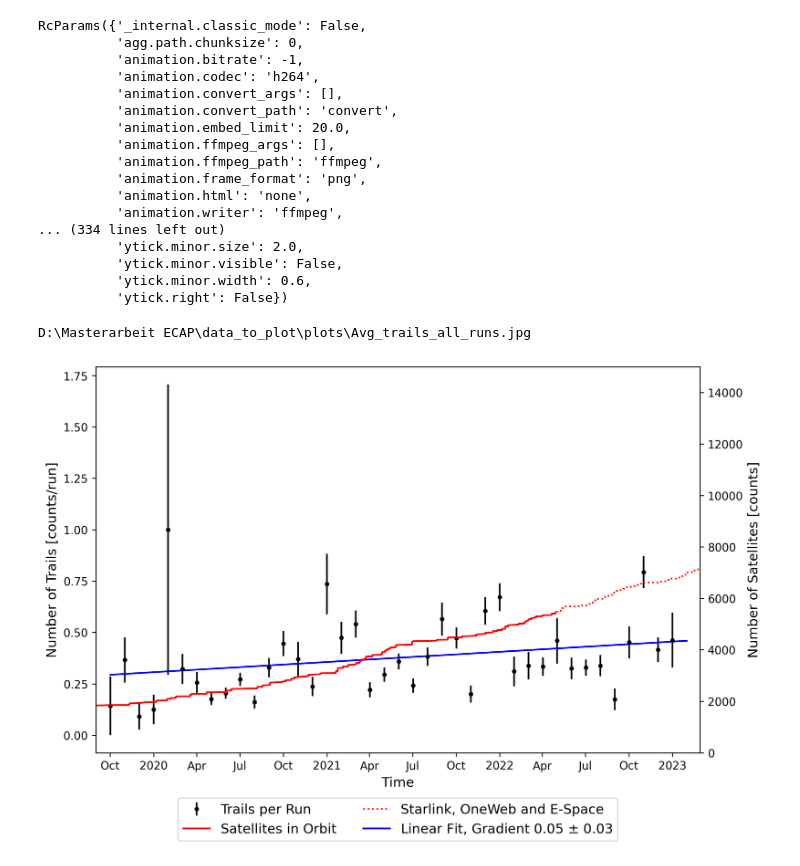
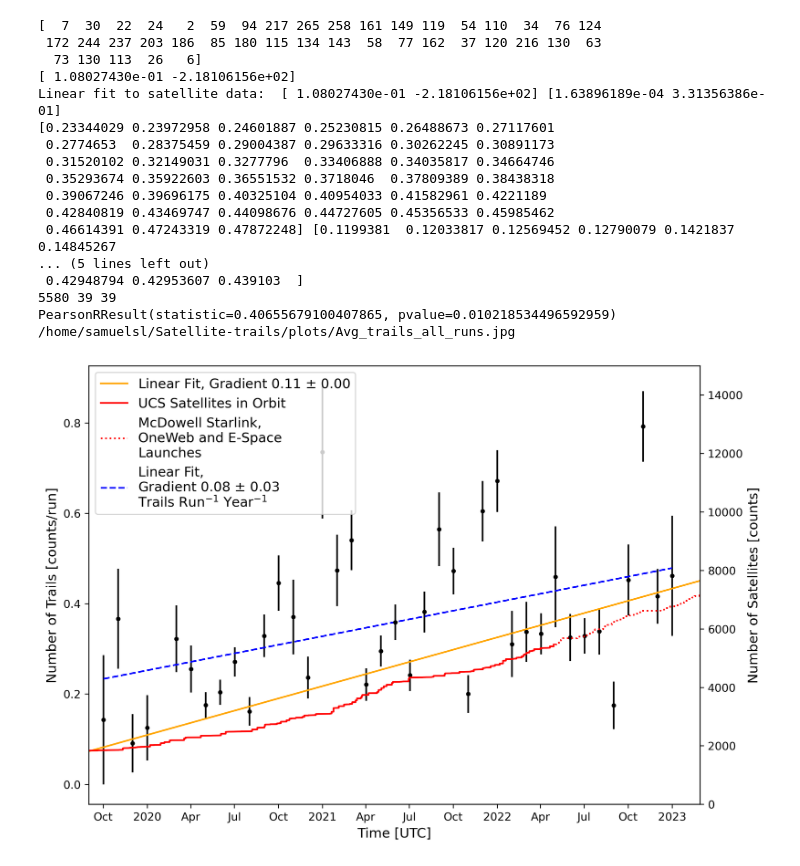
Before and after one commit to Tho-Lang/Satellite-trails, a Jupyter notebook: plot_avg_trail_all_runs.ipynb, the cells around one changed output. Saved outputs shown, nothing was run; the diff lists cells and outputs as text; code cells hidden in the pictures.

```diff
--- a/plot_avg_trail_all_runs.ipynb
+++ b/plot_avg_trail_all_runs.ipynb
@@ -123,23 +132,3 @@ figure_size = (6,3)
-# %%
-plt.rcParams
-# %% [output]
-RcParams({'_internal.classic_mode': False,
-          'agg.path.chunksize': 0,
-          'animation.bitrate': -1,
-          'animation.codec': 'h264',
-          'animation.convert_args': [],
-          'animation.convert_path': 'convert',
-          'animation.embed_limit': 20.0,
-          'animation.ffmpeg_args': [],
-          'animation.ffmpeg_path': 'ffmpeg',
-          'animation.frame_format': 'png',
-          'animation.html': 'none',
-          'animation.writer': 'ffmpeg',
-... (334 lines left out)
-          'ytick.minor.size': 2.0,
-          'ytick.minor.visible': False,
-          'ytick.minor.width': 0.6,
-          'ytick.right': False})
 # %%
 figure_size = (9,6)
 
@@ -152,43 +141,82 @@ N_trails,d = np.histogram(t[mask_N], bins = np.arange(2019,2023.5,0.08333333))#
 mask_zeros = N_trails >0
 N_trails = N_trails[mask_zeros]
 N_runs = N_runs[mask_zeros]
+print(N_runs)
 b = b[:-1][mask_zeros]
 b = Time(b, format = "decimalyear")
 b.format = "datetime"
 b = b.value
 err = N_trails/N_runs/np.sqrt(N_trails)
+b=np.delete(b,4)
+N_trails=np.delete(N_trails,4)
+N_runs=np.delete(N_runs,4)
+err=np.delete(err,4)
 ax1.scatter(b[:-1], N_trails[:-1]/N_runs[:-1], s = 5)
 ax1.errorbar(b[:-1], N_trails[:-1]/N_runs[:-1], yerr = err[:-1], fmt=".k", label = "Trails per Run")
-ax1.set_xlabel("Time")
+ax1.set_xlabel("Time [UTC]")
 ax1.set_ylabel("Number of Trails [counts/run]")
 ax1.set_xlim([datetime(2019, 9,1), datetime(2023, 2, 28)])
 months = Time(b, format ="datetime")
 months.format = "decimalyear"
 popt, pcov = scipy.optimize.curve_fit(lin, months[:-1].value,  N_trails[:-1]/N_runs[:-1])
-ax1.plot(b, lin(months.value, popt[0], popt[1]), c = "blue",
-           label = "Linear Fit, Gradient {:.2f}".format(popt[0])+" $\pm$ {:.2f}".format(np.sqrt(np.diag(pcov))[0]) )#+
+ax1.plot(b[:-1], lin(months.value, popt[0], popt[1])[:-1], c = "blue",
+           label = "Linear Fit, \nGradient {:.2f}".format(popt[0])+" $\pm$ {:.2f}".format(np.sqrt(np.diag(pcov))[0])+'\nTrails Run$^{-1}$ Year$^{-1}$',linestyle='dashed' )#+
 #            ", \nIntercept {:.0f}".format(popt[1])+" $\pm$ {:.0f}".format(np.sqrt(np.diag(pcov))[1]))
 ax1_2 = ax1.twinx()
 ax1_2.plot(np.sort(dates_all_sats.value), np.arange(1, len(dates_all_sats)+1),
-           label = "Satellites in Orbit", c = "red")
+           label = "UCS Satellites in Orbit", c = "red")
 ax1_2.plot(launch_all[mask_dates_all_sats].value,
            np.arange(len(dates_all_sats.value),
                      len(launch_all[mask_dates_all_sats])+len(dates_all_sats)),
-           label = "Starlink, OneWeb and E-Space", c = "red", ls = "dotted")
+           label = "McDowell Starlink,\nOneWeb and E-Space\nLaunches", c = "red", ls = "dotted")
 
+xvals=np.concatenate([np.sort(dates_all_sats.value),launch_all[mask_dates_all_sats].value])[1800:]
+xvals2=xvals.copy()
+yvals=np.concatenate([np.arange(1, len(dates_all_sats)+1),np.arange(len(dates_all_sats.value),len(launch_all[mask_dates_all_sats])+len(dates_all_sats))])[1800:]
+yvals=yvals*np.amax(lin(months.value, popt[0], popt[1])[:-1])/np.amax(yvals)
+yvals2=lin(months.value, popt[0], popt[1])[:-1]
+xvals = Time(xvals, format ="datetime")
+
+xvals.format = "decimalyear"
+
+popt2, pcov2 = scipy.optimize.curve_fit(lin, xvals.value, yvals)
+
+print(popt2)
+print('Linear fit to satellite data: ',popt2,np.sqrt(np.diag(pcov2)))
+ax1.plot(xvals2, lin(xvals.value, popt2[0], popt2[1]), c = "orange",label = "Linear Fit, Gradient {:.2f}".format(popt2[0])+" $\pm$ {:.2f}".format(np.sqrt(np.diag(pcov2))[0]) )#+", \nIntercept {:.0f}".format(popt[1])+" $\pm$ {:.0f}".format(np.sqrt(np.diag(pcov))[1])
+yvals3=np.interp(months[:-1].value,xvals.value,yvals)
+print(yvals2,yvals3)
+print(len(yvals),len(yvals2),len(yvals3))
+print(scipy.stats.pearsonr(N_trails[:-1]/N_runs[:-1],yvals3))
 
 lines, labels = ax1.get_legend_handles_labels()
 lines2, labels2 = ax1_2.get_legend_handles_labels()
 
-ax1_2.legend(tuple([lines[1]]+list(lines2)+[lines[0]]), tuple([labels[1]]+list(labels2)+[labels[0]]), loc='upper center', bbox_to_anchor=(0.5, -0.1),
+ax1_2.legend(tuple([lines[1]]+list(lines2)+[lines[0]]), tuple([labels[1]]+list(labels2)+[labels[0]]), loc='upper left',
              fancybox=True,
-             ncol=2)
+             ncol=1) # bbox_to_anchor=(0.5, -0.1),
 ax1_2.set_ylabel("Number of Satellites [counts]")
 ax1_2.set_ylim(0,15000)
 print(os.path.join(path_to_plots,"Avg_trails_all_runs.jpg"))
 fig1.savefig(os.path.join(path_to_plots,"Avg_trails_all_runs.jpg"))
 
 figure_size = (6,3)
 # %% [output]
-D:\Masterarbeit ECAP\data_to_plot\plots\Avg_trails_all_runs.jpg
+[  7  30  22  24   2  59  94 217 265 258 161 149 119  54 110  34  76 124
+ 172 244 237 203 186  85 180 115 134 143  58  77 162  37 120 216 130  63
+  73 130 113  26   6]
+[ 1.08027430e-01 -2.18106156e+02]
+Linear fit to satellite data:  [ 1.08027430e-01 -2.18106156e+02] [1.63896189e-04 3.31356386e-01]
+[0.23344029 0.23972958 0.24601887 0.25230815 0.26488673 0.27117601
+ 0.2774653  0.28375459 0.29004387 0.29633316 0.30262245 0.30891173
+ 0.31520102 0.32149031 0.3277796  0.33406888 0.34035817 0.34664746
+ 0.35293674 0.35922603 0.36551532 0.3718046  0.37809389 0.38438318
+ 0.39067246 0.39696175 0.40325104 0.40954033 0.41582961 0.4221189
+ 0.42840819 0.43469747 0.44098676 0.44727605 0.45356533 0.45985462
+ 0.46614391 0.47243319 0.47872248] [0.1199381  0.12033817 0.12569452 0.12790079 0.1421837  0.14845267
+... (5 lines left out)
+ 0.42948794 0.42953607 0.439103  ]
+5580 39 39
+PearsonRResult(statistic=0.40655679100407865, pvalue=0.010218534496592959)
+/home/samuelsl/Satellite-trails/plots/Avg_trails_all_runs.jpg
-[figure, old version]
+[figure, new version]
```
Also changed, not shown: parts of 11 cells of this notebook.
